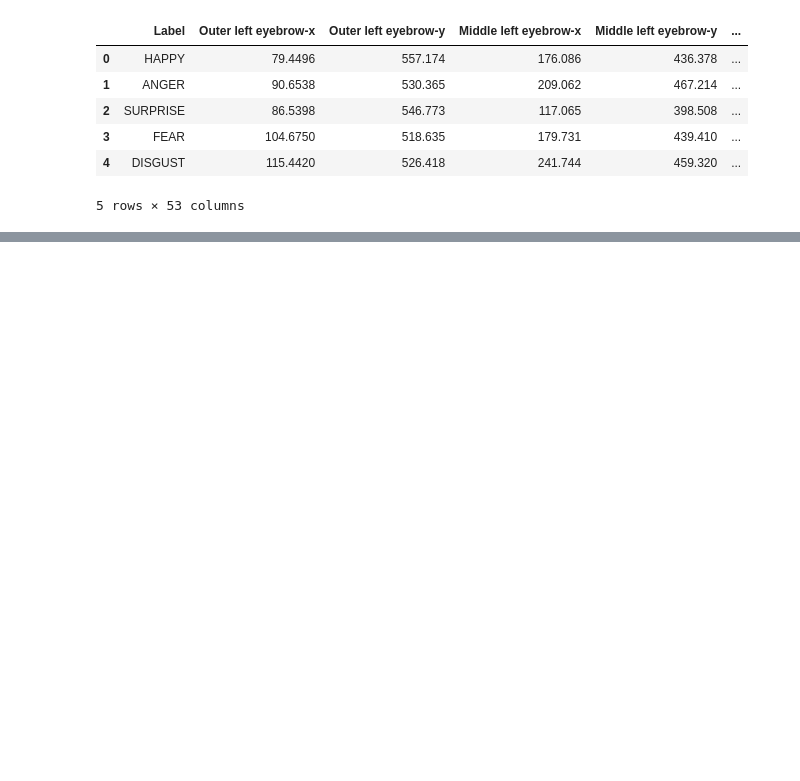
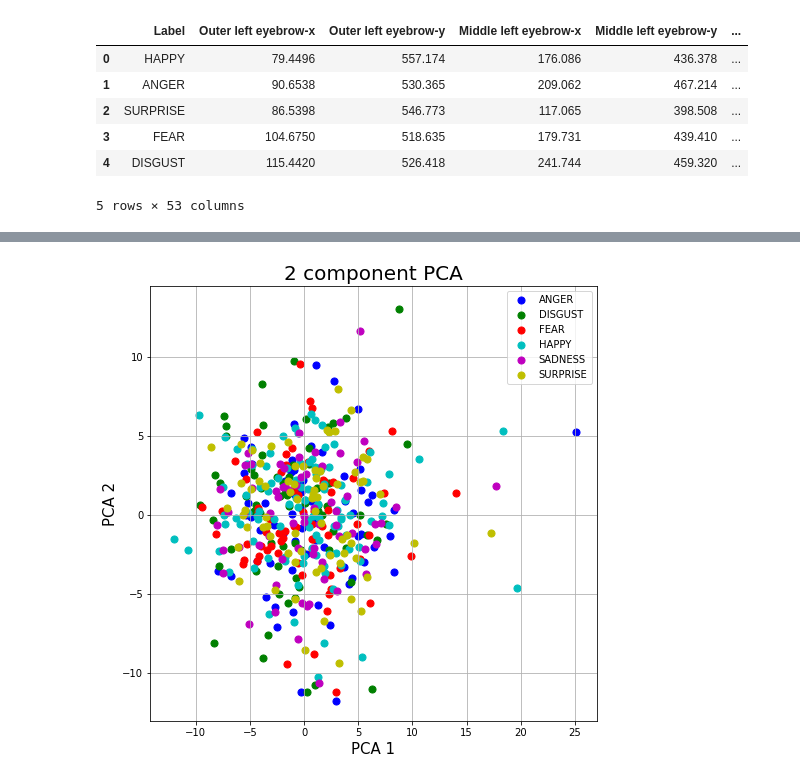
Before and after one commit to diegocasmo/iis-project, a Jupyter notebook: code/lm2-analysis/solution.ipynb, the cells around one changed output, grey strips where cells are left out. Saved outputs shown, nothing was run; the diff lists cells and outputs as text; code cells hidden in the pictures; blank space fills up the shorter version.

```diff
--- a/code/lm2-analysis/solution.ipynb
+++ b/code/lm2-analysis/solution.ipynb
@@ -16,0 +24,13 @@ data_df.head()
+# %%
+# Scale values (mean = 0 and variance = 1)
+from sklearn.preprocessing import StandardScaler
+
+values = StandardScaler().fit_transform(values)
+# %%
+# Use PCA to reduce dimensionality
+from sklearn.decomposition import PCA
+
+pca = PCA(n_components=2)
+principal_components = pca.fit_transform(values)
+principal_df = pd.DataFrame(data = principal_components, columns = ['PCA 1', 'PCA 2'])
+principal_df.head()
@@ -16,0 +44,4 @@ data_df.head()
+# %%
+# Add the label to the dataframe with the principal components
+principal_labels_df = pd.concat([data_df[['Label']], principal_df], axis = 1)
+principal_labels_df.head()
@@ -16,0 +55,24 @@ data_df.head()
+# %%
+# Visualize the PCA 2d projection
+import matplotlib.pyplot as plt
+
+fig = plt.figure(figsize = (8,8))
+ax = fig.add_subplot(1,1,1)
+ax.set_xlabel('PCA 1', fontsize = 15)
+ax.set_ylabel('PCA 2', fontsize = 15)
+ax.set_title('2 component PCA', fontsize = 20)
+
+targets = ['ANGER', 'DISGUST', 'FEAR', 'HAPPY', 'SADNESS', 'SURPRISE']
+colors = ['b', 'g', 'r', 'c', 'm', 'y']
+for target, color in zip(targets, colors):
+    indicesToKeep = principal_labels_df['Label'] == target
+    ax.scatter(
+        principal_labels_df.loc[indicesToKeep, 'PCA 1'],
+        principal_labels_df.loc[indicesToKeep, 'PCA 2'],
+        c = color,
+        s = 50
+    )
+ax.legend(targets)
+ax.grid()
+# %% [output]
+[figure, added]
```
Also changed, not shown: parts of 5 cells of this notebook, 1 other file.
